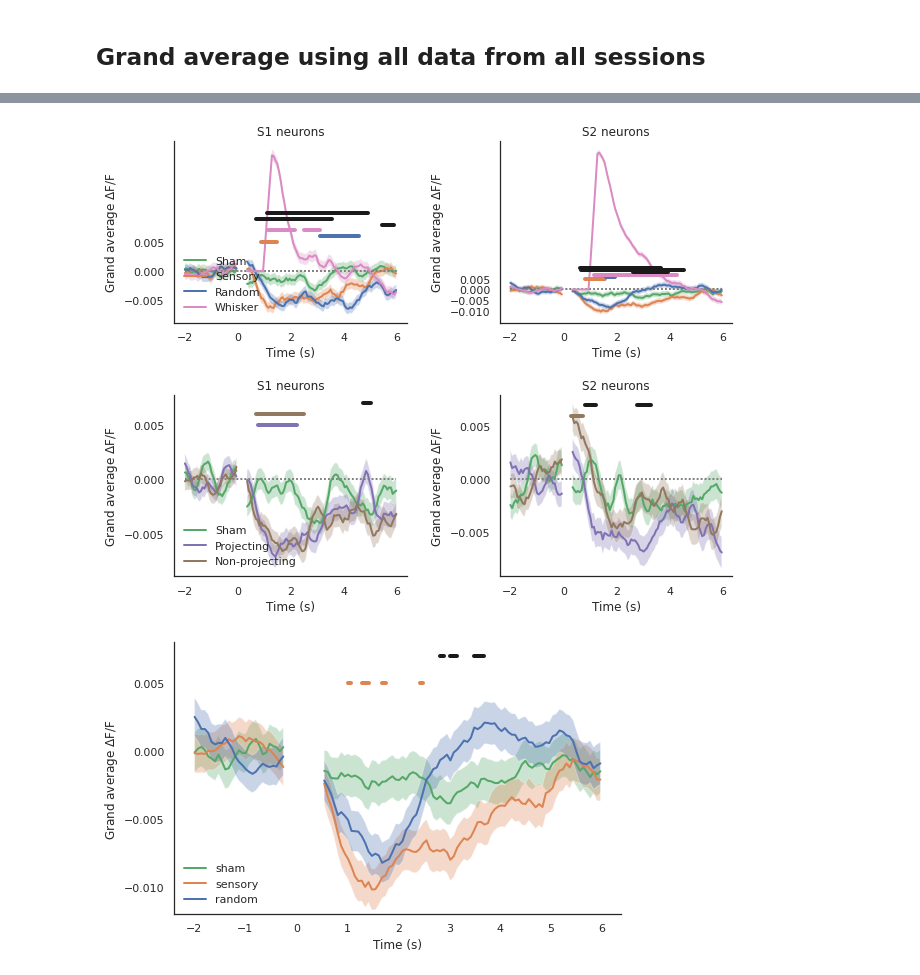
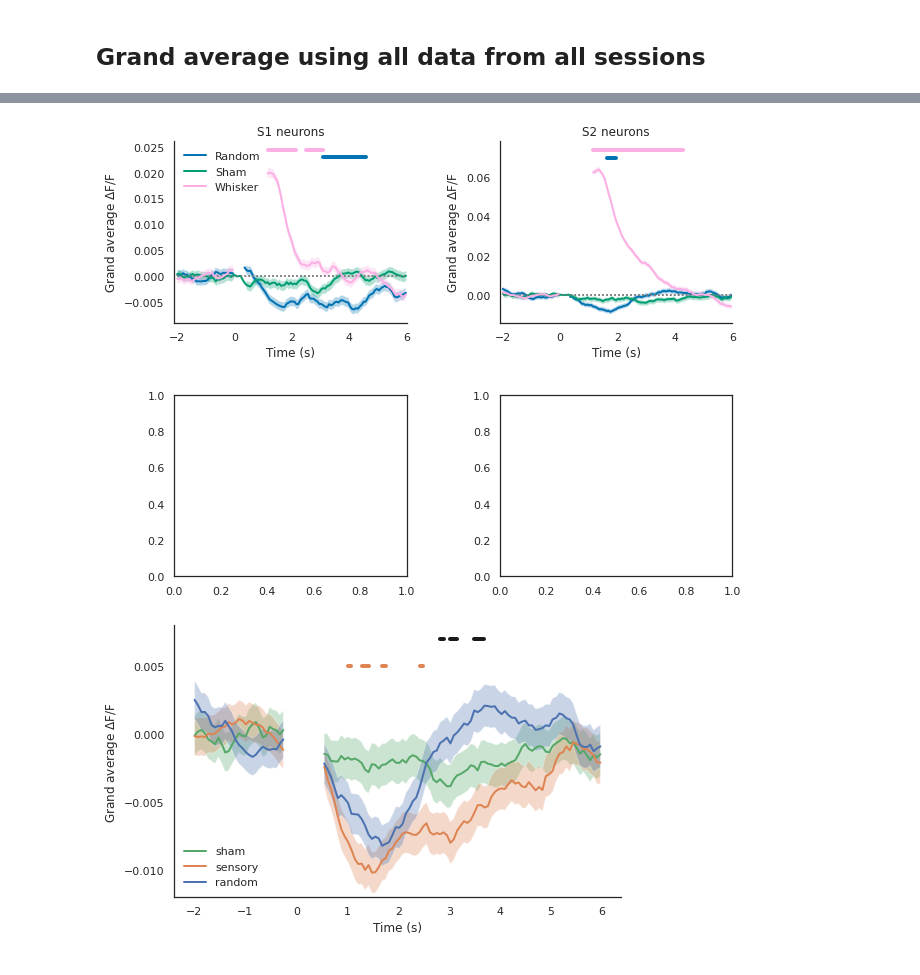
Before and after one commit to Packer-Lab/S1S2_mechanisms, a Jupyter notebook: jupyter/thijs/Average stimulus responses.ipynb, the cells around one changed output, grey strips where cells are left out. Saved outputs shown, nothing was run; the diff lists cells and outputs as text; code cells hidden in the pictures.

Commit message:
update average traces

```diff
--- a/jupyter/thijs/Average stimulus responses.ipynb
+++ b/jupyter/thijs/Average stimulus responses.ipynb
@@ -150,20 +143,25 @@ for i_xx, xx in enumerate(['sens', 'proj']):
-# %%
-fig, ax_av = plt.subplots(2, 2, figsize=(10, 8), gridspec_kw={'wspace': 0.4, 'hspace': 0.4})
-
-
-for i_xx, xx in enumerate(['sens', 'proj']):
-    for i_reg, reg in enumerate(['s1', 's2']):
-        curr_ax = ax_av[i_xx, i_reg]
-        dav.plot_grand_average(ds=selected_data_dict[f'{xx}_{reg}'], ax=curr_ax, smooth_mean=True,
-                               tt_list=tt_list_dict[xx], plot_legend=(reg == 's1'),
-                                plot_significance=True, test_method='cluster',
-                                p_val_dict=p_val_super_dict[f'{xx}_{reg}'],
-                                first_frame_significance=np.where(AllSesDict[xx].full_ds.artefact_bool)[0][-1] + 1)  # first post-stim dp
-                                # first_frame_significance=selected_data_dict[f'{xx}_{reg}'].frame_array.data[0])
-        curr_ax.set_title(f'{reg.upper()} neurons')
-        # curr_ax.set_xlim([-2.1, 6])
-# %% [output]
-[figure, removed]
+# %%
+fig, ax_av = plt.subplots(2, 2, figsize=(10, 8), gridspec_kw={'wspace': 0.4, 'hspace': 0.4})
+
+dict_height_sign = {'sens_s1': 0.023, 'sens_s2': 0.07, 'proj_s1': 0.003, 'proj_s2': 0.007}
+dict_addition_sign = {'sens_s1': 0.0015, 'sens_s2': 0.004, 'proj_s1': 0.0005, 'proj_s2': 0.001}
+for i_xx, xx in enumerate(['sens']):
+    for i_reg, reg in enumerate(['s1', 's2']):
+        signficance_sham_only_dict = {k: v for k, v in p_val_super_dict[f'{xx}_{reg}'].items() if k[:4] == 'sham' and 'sensory' not in k}
+        curr_ax = ax_av[i_xx, i_reg]
+        dav.plot_grand_average(ds=selected_data_dict[f'{xx}_{reg}'], ax=curr_ax, smooth_mean=True,
+                               tt_list=['random', 'sham', 'whisker'],
+                               plot_legend=(reg == 's1'),
+                               plot_significance=True, test_method='cluster',
+                               legend_profile=2 if xx == 'sens' else 0,
+                                p_val_dict=signficance_sham_only_dict,
+                                bottom_sign_bar=dict_height_sign[f'{xx}_{reg}'],
+                                addition_sign_bar=dict_addition_sign[f'{xx}_{reg}'],
+                               first_frame_significance=np.where(AllSesDict[xx].full_ds.artefact_bool)[0][-1] + 1)
+        curr_ax.set_title(f'{reg.upper()} neurons')
+        curr_ax.set_xlim([-2.1, 6])
+# %% [output]
+[figure, added]
 # %%
 fig, ax = plt.subplots(1, 1, figsize=(8, 5))
 
```
Also changed, not shown: parts of 2 cells of this notebook, 1 other file.
